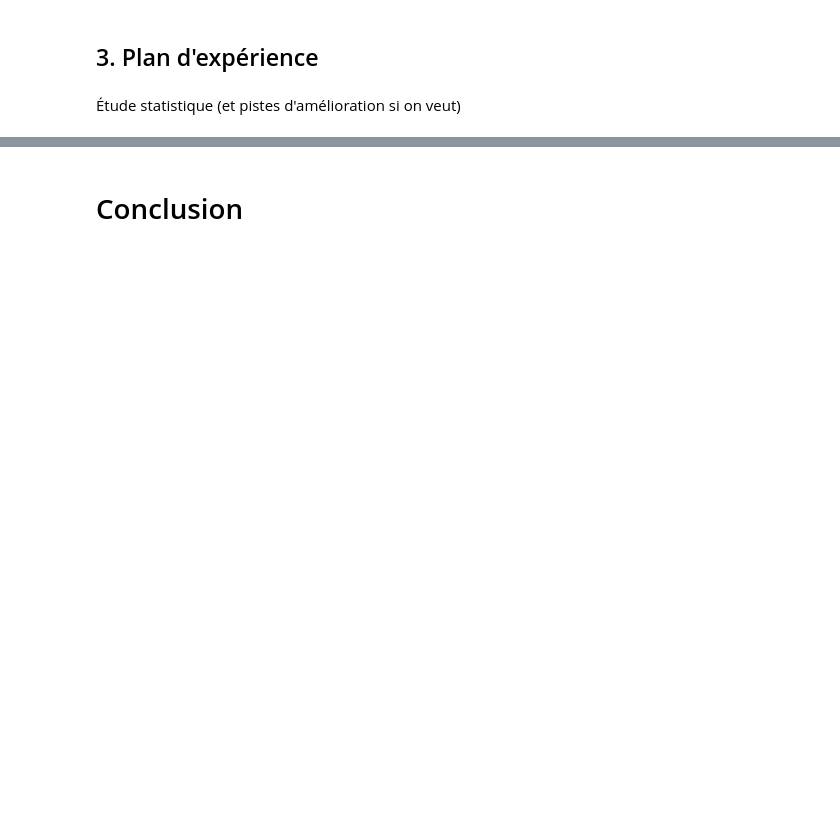
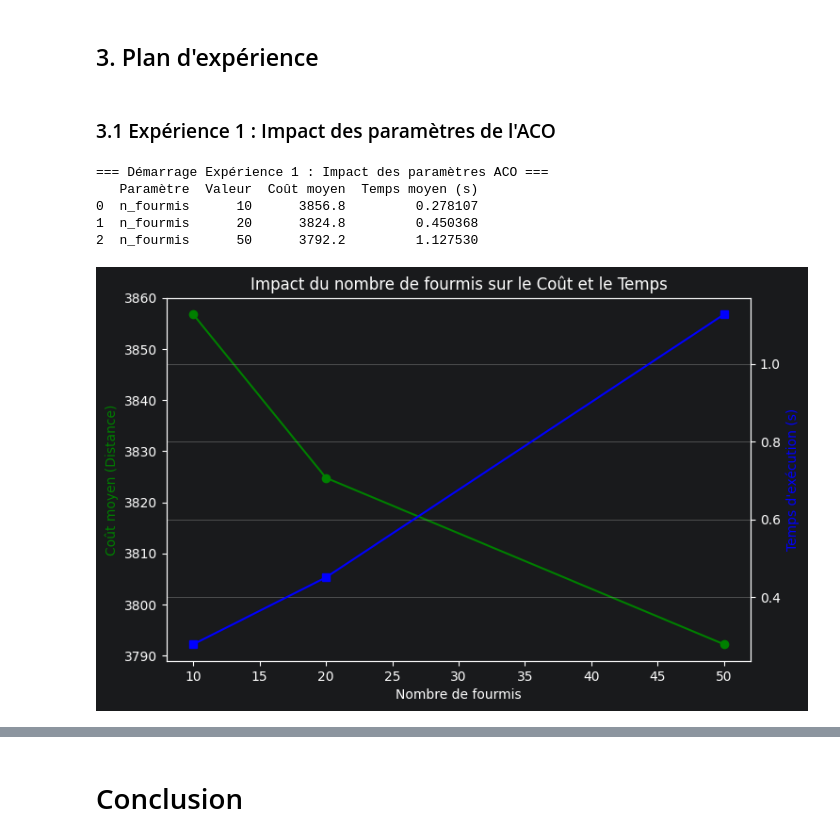
Before and after one commit to FrozX69/RechOp-Gr3, a Jupyter notebook: gpe3-livrable2.ipynb, the cells around one changed output, grey strips where cells are left out. Saved outputs shown, nothing was run; the diff lists cells and outputs as text; code cells hidden in the pictures; blank space fills up the shorter version.

```diff
--- a/gpe3-livrable2.ipynb
+++ b/gpe3-livrable2.ipynb
@@ -896,4 +926,65 @@ Décomposition du temps :
 # %% [markdown]
 ## 3. Plan d'expérience
 # %% [markdown]
-Étude statistique (et pistes d'amélioration si on veut)
+### 3.1 Expérience 1 : Impact des paramètres de l'ACO
+# %%
+import time
+import pandas as pd
+import matplotlib.pyplot as plt
+
+def run_experiment_1():
+    print("=== Démarrage Expérience 1 : Impact des paramètres ACO ===")
+    results = []
+
+    # Paramètres à tester
+    tailles_population = [10, 20, 50]
+    taux_evaporation = [0.1, 0.4, 0.8]
+    alphas = [0.5, 1.0, 2.0]
+    betas = [1.0, 3.0, 5.0]
+
+    # Pour ne pas exploser le temps d'exécution, on fixe quelques paramètres par défaut
+    n_runs = 5 # Idéalement 30, réduit pour l'exemple
+
+    # 1. Test de la taille de la population
+    for n_fourmis in tailles_population:
+        couts = []
+        temps_exec = []
+        for _ in range(n_runs):
+            start = time.time()
+            _, cout, _ = ant_colony_optimization_tsptw(matrice, liste_villes, n_fourmis=n_fourmis, max_iterations=50, verbose=False)
+            temps_exec.append(time.time() - start)
+            if cout != float('inf'): couts.append(cout)
+
+        results.append({
+            'Paramètre': 'n_fourmis',
+            'Valeur': n_fourmis,
+            'Coût moyen': np.mean(couts) if couts else None,
+            'Temps moyen (s)': np.mean(temps_exec)
+        })
+
+    df_results = pd.DataFrame(results)
+    print(df_results)
+
+    # Affichage du graphique
+    fig, ax1 = plt.subplots(figsize=(8, 5))
+    ax2 = ax1.twinx()
+    df_valid = df_results.dropna()
+    ax1.plot(df_valid['Valeur'], df_valid['Coût moyen'], 'g-o', label='Coût moyen')
+    ax2.plot(df_valid['Valeur'], df_valid['Temps moyen (s)'], 'b-s', label='Temps (s)')
+    ax1.set_xlabel("Nombre de fourmis")
+    ax1.set_ylabel("Coût moyen (Distance)", color='g')
+    ax2.set_ylabel("Temps d'exécution (s)", color='b')
+    plt.title("Impact du nombre de fourmis sur le Coût et le Temps")
+    plt.grid(True)
+    plt.show()
+
+    return df_results
+
+df_exp1 = run_experiment_1()
+# %% [output]
+=== Démarrage Expérience 1 : Impact des paramètres ACO ===
+   Paramètre  Valeur  Coût moyen  Temps moyen (s)
+0  n_fourmis      10      3856.8         0.278107
+1  n_fourmis      20      3824.8         0.450368
+2  n_fourmis      50      3792.2         1.127530
+[figure, added]
```
Also changed, not shown: parts of 14 cells of this notebook.
